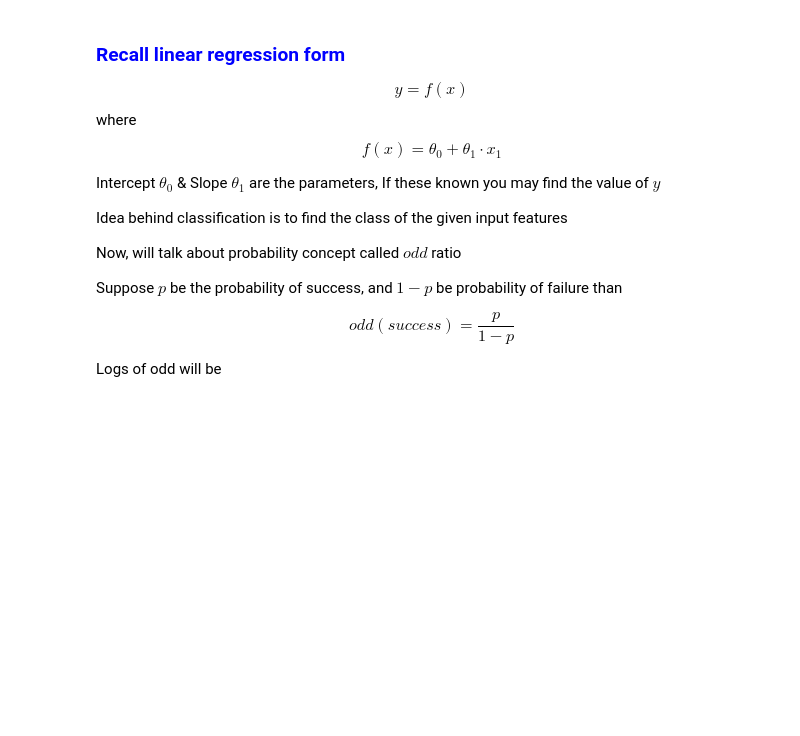
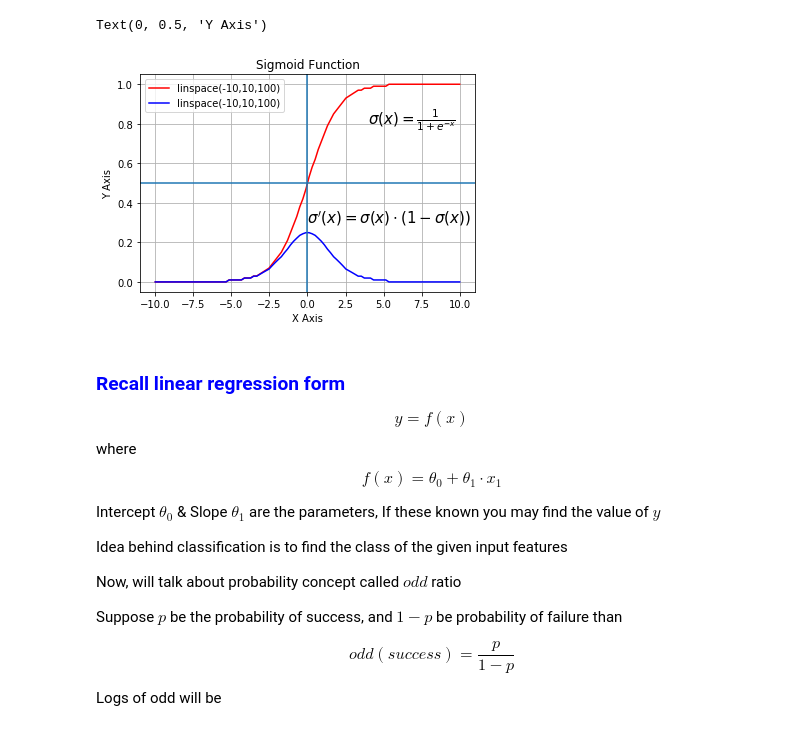
Before and after one commit to singhmanish979/msc_mathematics, a Jupyter notebook: Logistic_Binary_Classification.ipynb, the cells around one changed output. Drawn from its saved outputs; the diff is of its cells as text; code cells hidden in the pictures; blank space fills up the shorter version.

```diff
--- a/Logistic_Binary_Classification.ipynb
+++ b/Logistic_Binary_Classification.ipynb
@@ -71,3 +25,48 @@ $\text {If you look at the graph how continuous value converted between 0 and 1
+# %%
+# #Sigmoid Code
+import numpy as np
+import matplotlib.pyplot as plt
+
+%matplotlib inline
+#  sigmoid functions
+def sigmoid(z):
+    """sigmoid"""
+    return round(1.0 / (1 + np.exp(-z)),2)
+
+#---------
+# Derivative of sigmoid functions
+def derivative_sigmoid(z):
+    '''Derivative of Sigmoid'''
+    f_x = round(1.0 / (1 + np.exp(-z)),2)
+    return f_x*(1-f_x)
+
+x = np.linspace(-10,10,100) # create even space sequences
+sigmoid_op = np.array([sigmoid(i) for i in x]) # get sigmoid values for each x
+derivative = np.array([derivative_sigmoid(i) for i in x]) # get sigmoid derivative at each points of x
+
+plt.plot(x, sigmoid_op,'r',label='linspace(-10,10,100)')
+plt.plot(x, derivative,'b',label='linspace(-10,10,100)')
+
+plt.axhline(0.5)
+plt.axvline(0.0)
+# Draw the grid line in background.
+plt.grid()
+
+# Title & Subtitle
+plt.title('Sigmoid Function')
+
+# place the legen boc in bottom right of the graph
+plt.legend(loc='upper left')
+
+# write the Sigmoid formula
+plt.text(4, 0.8, r'$\sigma(x)=\frac{1}{1+e^{-x}}$', fontsize=15)
+plt.text(0.0, 0.3, r"$\sigma'(x)=\sigma(x)\cdot(1-\sigma(x))$", fontsize=15)
+
+plt.xlabel('X Axis')
+plt.ylabel('Y Axis')
+# %% [output]
+Text(0, 0.5, 'Y Axis')
+[figure, added]
 # %% [markdown]
 <h3><font color='blue'>Recall linear regression form</font></h3>
 
```
Also changed, not shown: parts of 16 cells of this notebook, 2 other files.
